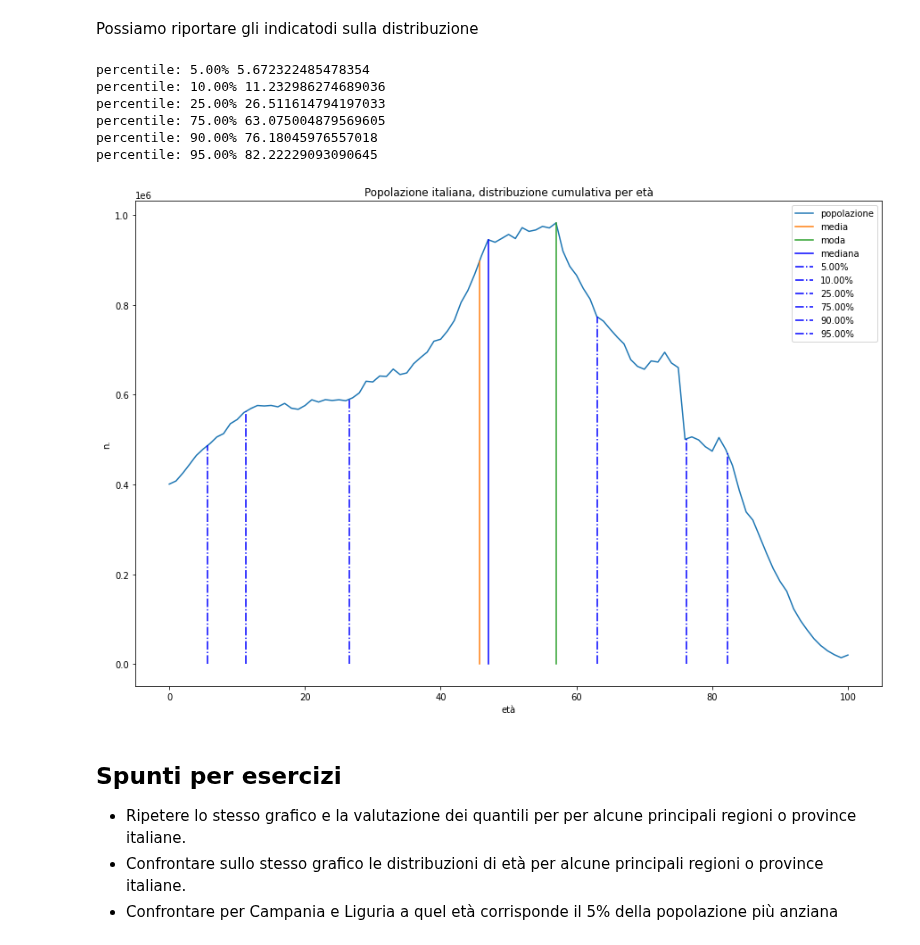
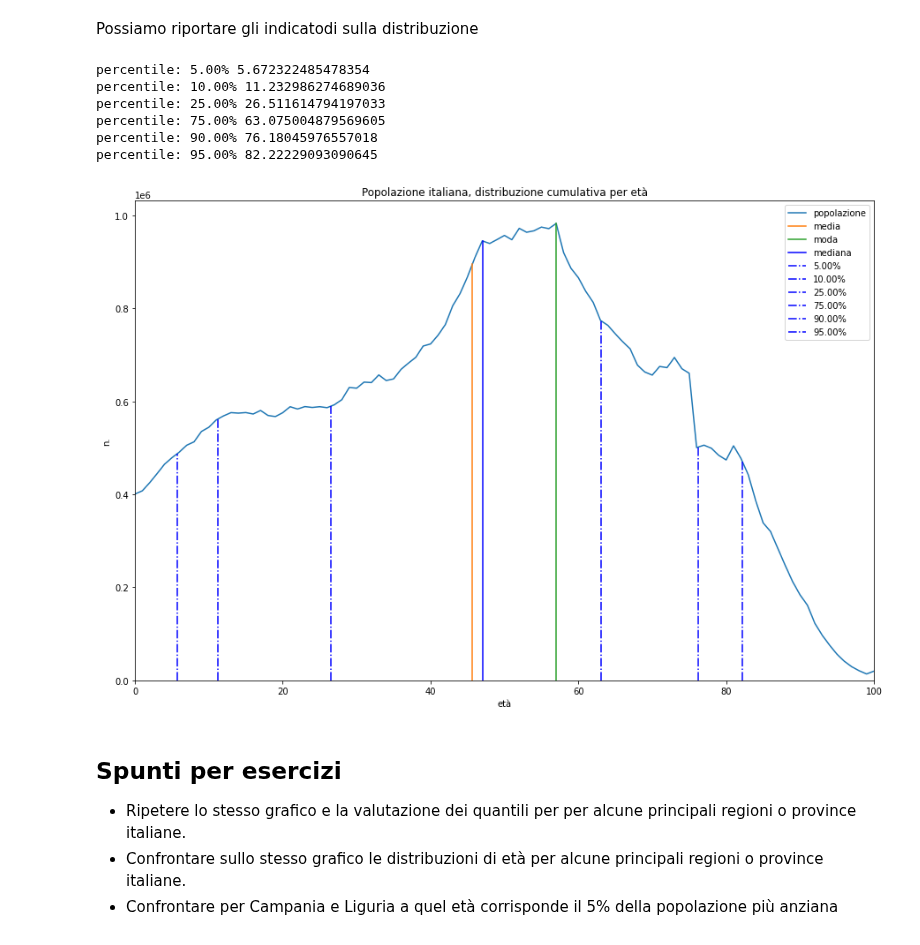
Before and after one commit to lucalista/analisi-dati-2023, a Jupyter notebook: 07.01.00__ISTAT_Popolazione_italiana.ipynb, the cells around one changed output. Drawn from its saved outputs; the diff is of its cells as text; code cells hidden in the pictures.

```diff
--- a/07.01.00__ISTAT_Popolazione_italiana.ipynb
+++ b/07.01.00__ISTAT_Popolazione_italiana.ipynb
@@ -131,26 +135,28 @@ Possiamo riportare gli indicatodi sulla distribuzione
 # %%
 plt.figure(figsize=(15,10))
 plt.plot(df['anni'], df['Value'],linestyle='-', label='popolazione')
 plt.plot((avg,avg), (0,interp_val(avg)), linestyle='-', label='media')
 plt.plot((mode,mode), (0,interp_val(mode)), linestyle='-', label='moda')
 plt.plot((median,median), (0,interp_val(median)), linestyle='-', color='blue', label='mediana')
 for perc in [0.05, 0.1, 0.25, 0.75, 0.9, 0.95]:
     val = interp_cum(perc)
     print("percentile: {:.2%}".format(perc), val)
     plt.plot((val,val), (0,interp_val(val)), linestyle='-.', color='blue', label='{:.2%}'.format(perc))
 plt.legend()
 plt.title('Popolazione italiana, distribuzione cumulativa per età')
 plt.xlabel('età')
 plt.ylabel('n.')
+plt.ylim(0)
+plt.xlim(0, 100)
 plt.show()
 # %% [output]
 percentile: 5.00% 5.672322485478354
 percentile: 10.00% 11.232986274689036
 percentile: 25.00% 26.511614794197033
 percentile: 75.00% 63.075004879569605
 percentile: 90.00% 76.18045976557018
 percentile: 95.00% 82.22229093090645
-[figure, old version]
+[figure, new version]
 # %% [markdown]
 ## Spunti per esercizi
 
```
Also changed, not shown: parts of 3 cells of this notebook.
